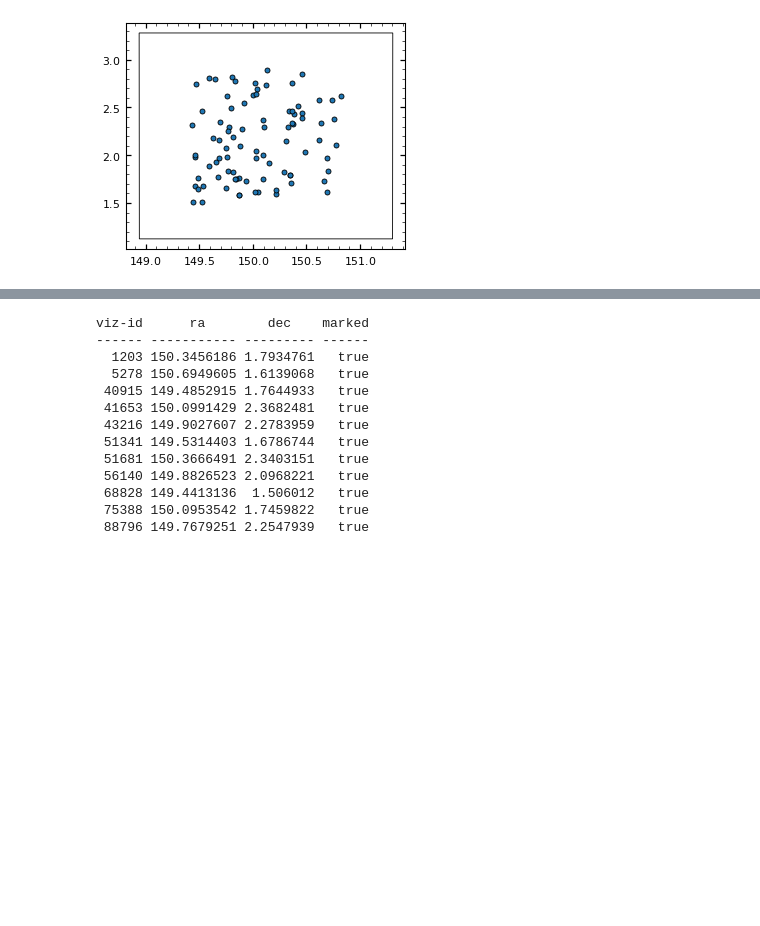
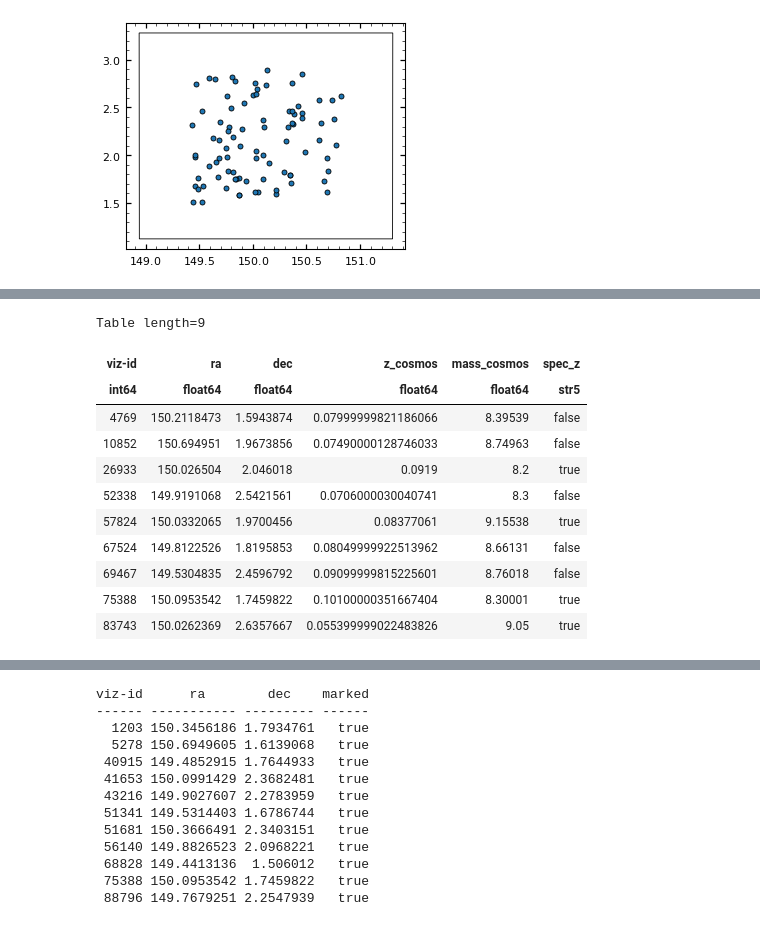
Before and after one commit to AstroJacobLi/kuaizi, a Jupyter notebook: diezi/gen_cutout/cosmos_sample/gen_merian_cutout.ipynb, the cells around one changed output, grey strips where cells are left out. Saved outputs shown, nothing was run; the diff lists cells and outputs as text; code cells hidden in the pictures; blank space fills up the shorter version.

```diff
--- a/diezi/gen_cutout/cosmos_sample/gen_merian_cutout.ipynb
+++ b/diezi/gen_cutout/cosmos_sample/gen_merian_cutout.ipynb
@@ -77,3 +77,5 @@ cuts_cat[cuts_cat['SB_eff_avg'][:, 0] > 24.3][['viz-id',
           'ra',
           'dec']].write('/tigress/jiaxuanl/public_html/galary/catalogs/cosmos_udg_candidates.txt',
                         format='ascii', overwrite=True)
+# %%
+cosmos_cat = Table.read('/tigress/jiaxuanl/public_html/galary/catalogs/LSBG_Merian_COSMOS.txt', format='ascii')
@@ -79,0 +101,15 @@ cuts_cat[cuts_cat['SB_eff_avg'][:, 0] > 24.3][['viz-id',
+# %%
+cosmos_cat
+# %% [output]
+Table length=9
+| viz-id | ra | dec | z_cosmos | mass_cosmos | spec_z |
+| int64 | float64 | float64 | float64 | float64 | str5 |
+| 4769 | 150.2118473 | 1.5943874 | 0.07999999821186066 | 8.39539 | false |
+| 10852 | 150.694951 | 1.9673856 | 0.07490000128746033 | 8.74963 | false |
+| 26933 | 150.026504 | 2.046018 | 0.0919 | 8.2 | true |
+| 52338 | 149.9191068 | 2.5421561 | 0.0706000030040741 | 8.3 | false |
+| 57824 | 150.0332065 | 1.9700456 | 0.08377061 | 9.15538 | true |
+| 67524 | 149.8122526 | 1.8195853 | 0.08049999922513962 | 8.66131 | false |
+| 69467 | 149.5304835 | 2.4596792 | 0.09099999815225601 | 8.76018 | false |
+| 75388 | 150.0953542 | 1.7459822 | 0.10100000351667404 | 8.30001 | true |
+| 83743 | 150.0262369 | 2.6357667 | 0.055399999022483826 | 9.05 | true |
```
Also changed, not shown: parts of 13 cells of this notebook, 1 other file.
